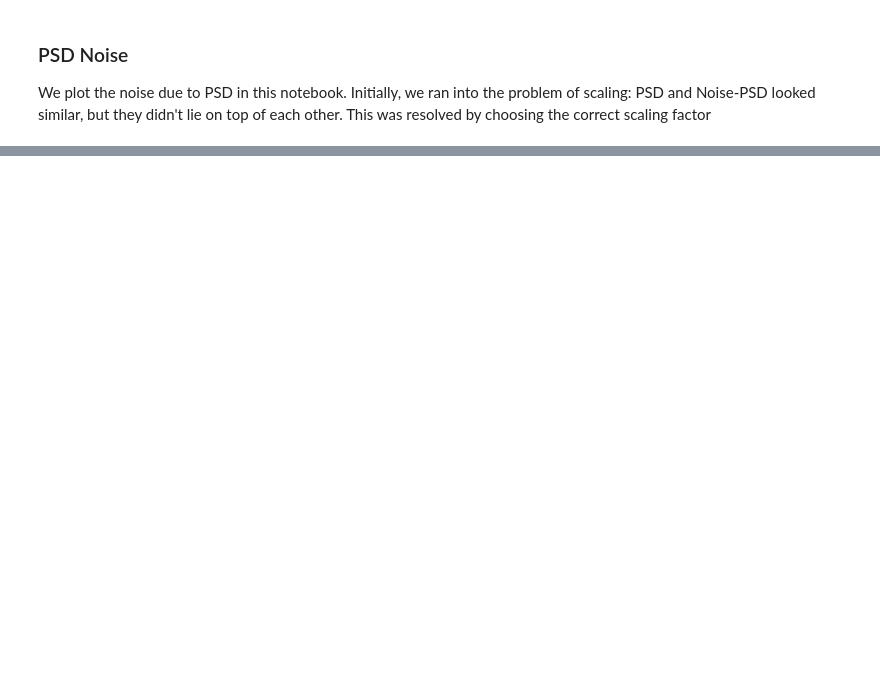
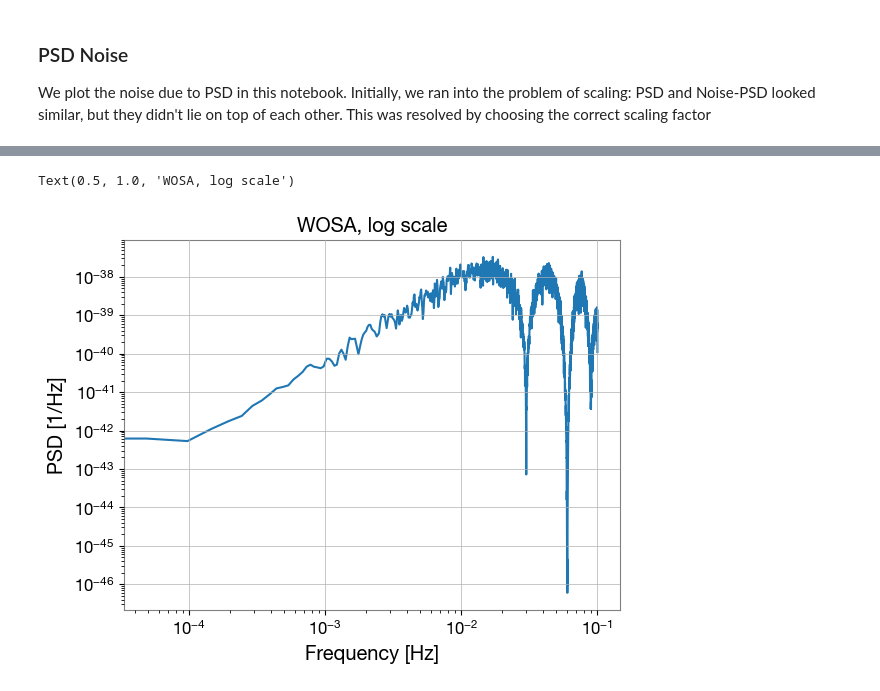
Before and after one commit to AkmDgreat/AkshatLISA, a Jupyter notebook: AkshatLISA/notebooks/psdNoise.ipynb, the cells around one changed output, grey strips where cells are left out. Cells and saved outputs as stored; diff of their text form; code cells hidden in the pictures; blank space fills up the shorter version.

```diff
--- a/AkshatLISA/notebooks/psdNoise.ipynb
+++ b/AkshatLISA/notebooks/psdNoise.ipynb
@@ -64,0 +172,15 @@ print(f[index])
+# %%
+# Plot the Original PSD along with the noise:
+plt.figure()
+# plt.loglog(f_noise, psd_noise)
+plt.loglog(f, psd)
+# plt.loglog(f_noise, psd / psd_noise) # to plot the ratio
+plt.xlabel("Frequency [Hz]")
+# f_min = fs / nper
+# f_max = fs / 2.0
+# plt.xlim(f_min, f_max)
+plt.ylabel("PSD [1/Hz]")
+plt.title("WOSA, log scale")
+# %% [output]
+Text(0.5, 1.0, 'WOSA, log scale')
+[figure, added]
```
Also changed, not shown: parts of 8 cells of this notebook, 23 other files.
